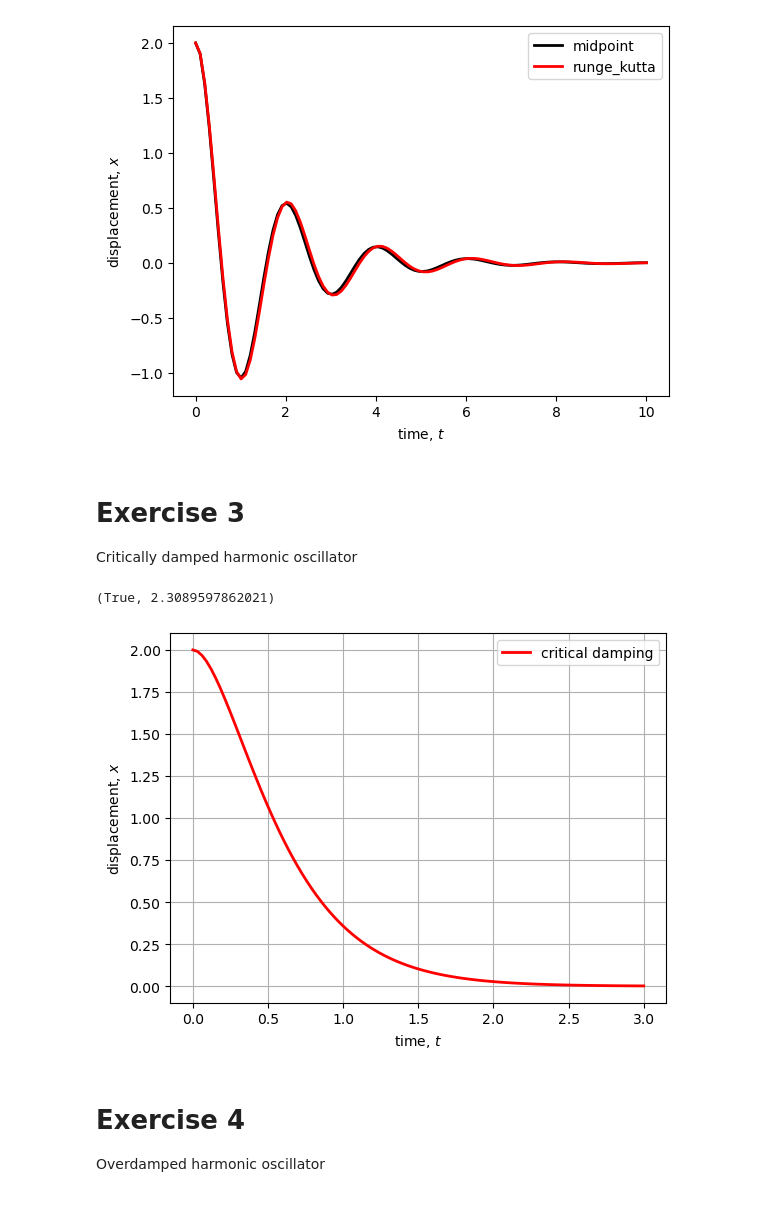
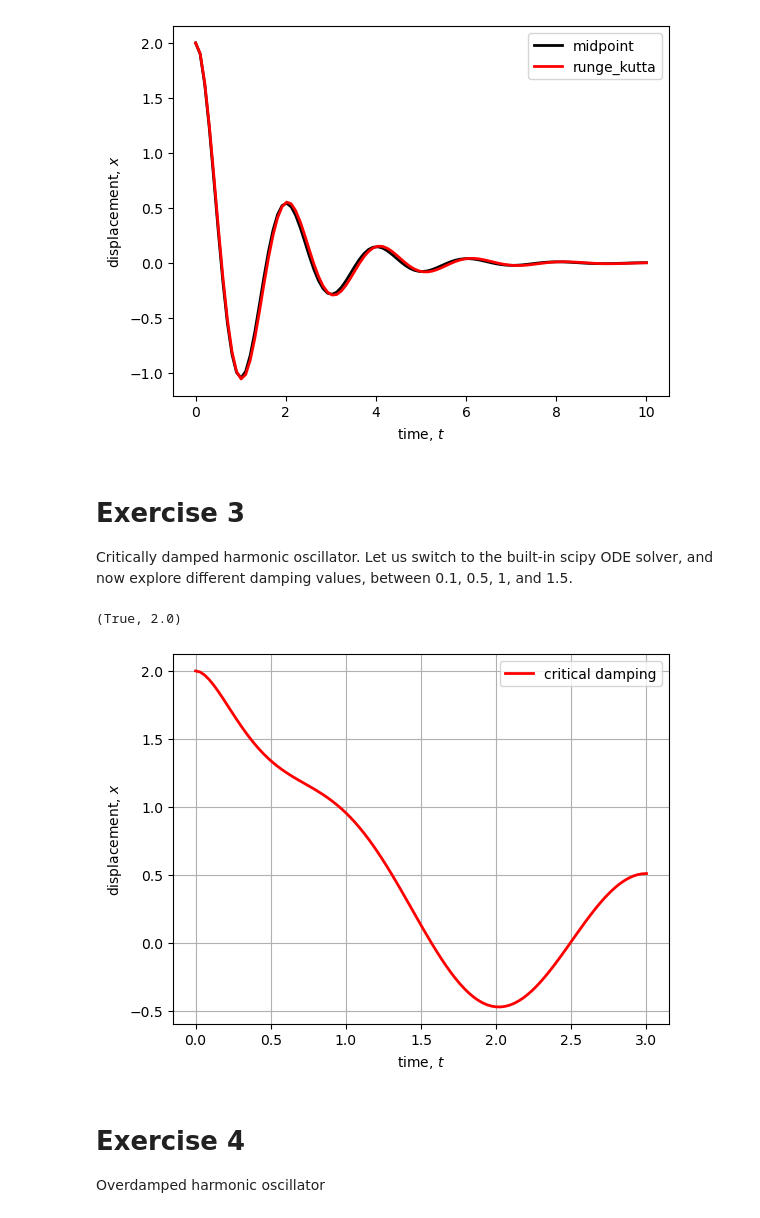
Before and after one commit to dunyuliu/Earth_From_Lab_To_Planet_Tutorials, a Jupyter notebook: Module1.1_DampedHarmonicOscillator.ipynb, the cells around one changed output. Saved outputs shown, nothing was run; the diff lists cells and outputs as text; code cells hidden in the pictures.

```diff
--- a/Module1.1_DampedHarmonicOscillator.ipynb
+++ b/Module1.1_DampedHarmonicOscillator.ipynb
@@ -47,9 +50,9 @@ Solve the ODE system with self-defined Euler, Midpoint, and Runge-Kutta methods.
 @dataclass
 class parameters:                 # parameters for functions, default values
     zeta   :float  = 0
-    omega0 :float = 2.*np.pi*1.0
+    omega  :float = 2.*np.pi*1.0
     Fm     :float  = 0
-    omegad :float = omega0
+    omegad :float = omega
     ndim   :int  = 2
 
 #
@@ -62,9 +65,9 @@ def f0(t,x,par):                  # dx/dt      = y
     return x[1]
 
 def f1(t,x,par):
-    # If with driven sinusoidal force, d^2 x/ dt^2 = dy/dt = f - 2*zeta*omega0*dotx - omega0^2*x + Fm*sin(omegad*t).
+    # If with driven sinusoidal force, d^2 x/ dt^2 = dy/dt = f - 2*zeta*omega*dotx - omega^2*x + Fm*sin(omegad*t).
 
-    return par.Fm*np.sin(par.omegad*t) -2.*par.zeta*par.omega0*x[1] - par.omega0**2*x[0]
+    return par.Fm*np.sin(par.omegad*t) -2.*par.zeta*par.omega*x[1] - par.omega**2*x[0]
 
 def ode_solver(xinit, time, method, par):
     # method supports three options
@@ -101,9 +104,9 @@ Sovle the ODE system with the ODE solver in Scipy integrate.
 #
 # we need to redefine the call for argument lists
 #
-def dxdt(x, t, zeta,omega0,Fm,omegad,ndim): # swap order for scipy and use a tupel of arguments
+def dxdt(x, t, zeta,omega,Fm,omegad,ndim): # swap order for scipy and use a tupel of arguments
     f0 = x[1]
-    f1 = Fm*np.sin(omegad*t) -2.*zeta*omega0*x[1] - omega0**2*x[0]
+    f1 = Fm*np.sin(omegad*t) -2.*zeta*omega*x[1] - omega**2*x[0]
     return [f0, f1]
 
 def ode_solver_scipy(xInit,t, par):
@@ -116,7 +119,7 @@ def ode_solver_scipy(xInit,t, par):
 # General driver routine
 This is a routine we will reuse for plotting and doing numerical experiments.
 # %%
-def driver(zeta = 0, omega0 = 1.*np.pi, Fm = 0, omegad = 2.*np.pi, xInit0 = [1., 0.],
+def driver(zeta = 0, omega = 1.*np.pi, Fm = 0, omegad = 2.*np.pi, xInit0 = [1., 0.],
            method = 'euler', plot_feature=['k',2], tmax = 10, nsteps = 100, plabel = None):
 
     err = False
@@ -129,7 +132,7 @@ def driver(zeta = 0, omega0 = 1.*np.pi, Fm = 0, omegad = 2.*np.pi, xInit0 = [1.,
     # set constants for the system
     par        = parameters()
     par.zeta   = zeta
-    par.omega0 = omega0
+    par.omega =  omega
     par.Fm     = Fm
     par.omegad = omegad
 
@@ -162,12 +165,12 @@ Simple harmonic oscillator
 # %%
 fig    = plt.figure()
-omega0 = 1*np.pi;zeta=0;
-omegad=omega0;F=0
+omega  = 1*np.pi;zeta=0;
+omegad=omega;F=0
 
 xinit= [2.,0.]
 
-driver(zeta, omega0,F,omegad,xinit, method = 'euler',    plot_feature = ['k',2])
-driver(zeta, omega0,F,omegad,xinit, method = 'midpoint', plot_feature = ['r-',2])
+driver(zeta, omega,F,omegad,xinit, method = 'euler',    plot_feature = ['k',2])
+driver(zeta, omega,F,omegad,xinit, method = 'midpoint', plot_feature = ['r-',2])
 # %% [output]
 (True, 6.992388127295452)
 [figure]
@@ -184,15 +189,16 @@ driver(zeta, omega0,F,omegad,xinit, method = 'runge_kutta', plot_feature = ['r-'
 [figure]
 # %% [markdown]
 # Exercise 3
-Critically damped harmonic oscillator
+
+Critically damped harmonic oscillator. Let us switch to the built-in scipy ODE solver, and now explore different damping values, between 0.1, 0.5, 1, and 1.5.
 # %%
 fig = plt.figure()
 
 zeta=1
-driver(zeta, omega0,F,omegad,xinit, method = 'scipy', plot_feature = ['r-',2],tmax=3,plabel="critical damping")
+driver(zeta, omega,F,omegad,xinit, method = 'scipy', plot_feature = ['r-',2],tmax=3,plabel="critical damping")
 # %% [output]
-(True, 2.3089597862021)
+(True, 2.0)
-[figure, old version]
+[figure, new version]
 # %% [markdown]
 # Exercise 4
 Overdamped harmonic oscillator
```
Also changed, not shown: parts of 9 cells of this notebook, 2 other files.
